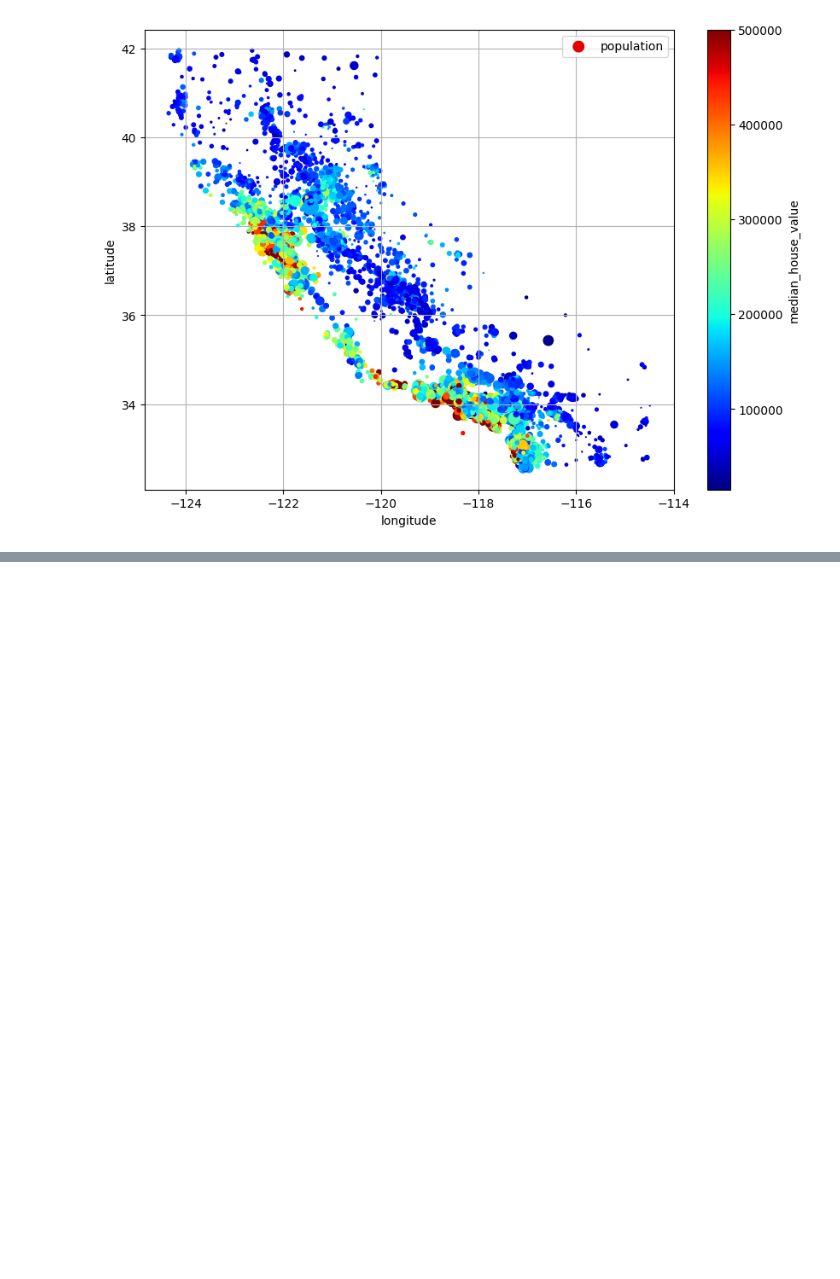
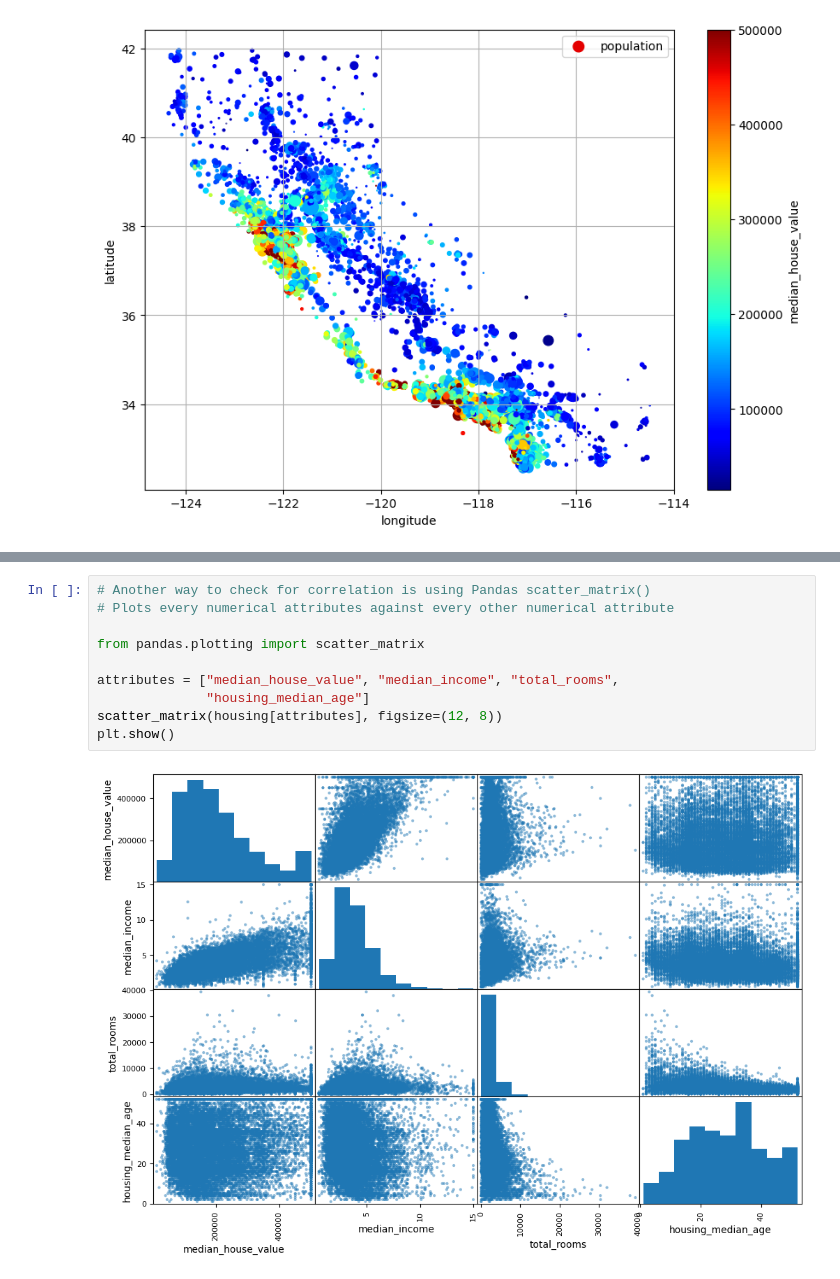
Before and after one commit to Nattawut30/Python-For-Ai, a Jupyter notebook: ScikitLearn-Keras-TensorFlow/ML_train/02_End_To_End_ML.ipynb, the cells around one changed output, grey strips where cells are left out. Drawn from its saved outputs; the diff is of its cells as text; blank space fills up the shorter version.

```diff
--- a/ScikitLearn-Keras-TensorFlow/ML_train/02_End_To_End_ML.ipynb
+++ b/ScikitLearn-Keras-TensorFlow/ML_train/02_End_To_End_ML.ipynb
@@ -360,0 +384,12 @@ plt.show()
+# %%
+# Another way to check for correlation is using Pandas scatter_matrix()
+# Plots every numerical attributes against every other numerical attribute
+
+from pandas.plotting import scatter_matrix
+
+attributes = ["median_house_value", "median_income", "total_rooms",
+              "housing_median_age"]
+scatter_matrix(housing[attributes], figsize=(12, 8))
+plt.show()
+# %% [output]
+[figure, added]
```
Also changed, not shown: parts of 5 cells of this notebook.
